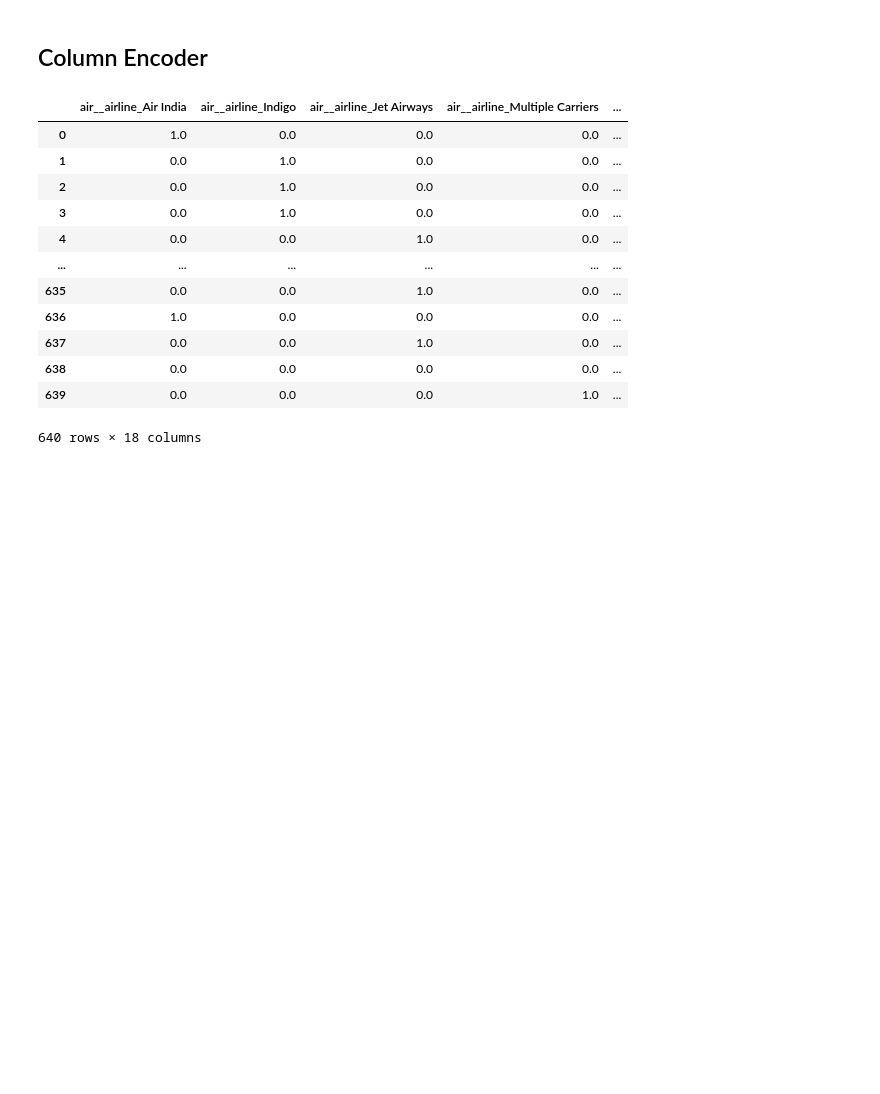
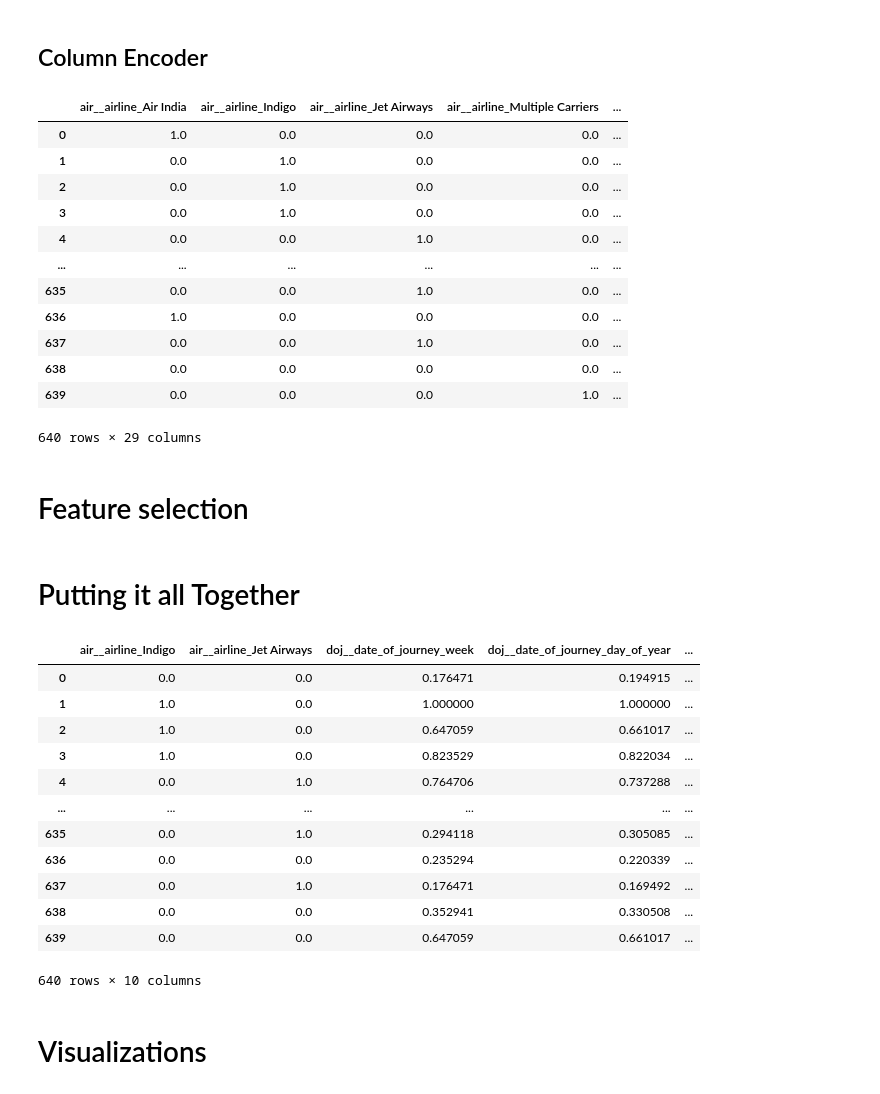
Before and after one commit to OptimisedLEarning/SAGEMAKER_Flight_price-_prediction, a Jupyter notebook: notebook/feature_engg.ipynb, the cells around one changed output. Drawn from its saved outputs; the diff is of its cells as text; code cells hidden in the pictures; blank space fills up the shorter version.

```diff
--- a/notebook/feature_engg.ipynb
+++ b/notebook/feature_engg.ipynb
@@ -424,0 +697,12 @@ AttributeError: 'DataFrame' object has no attribute 'betweeen'
+# %%
+info_union = FeatureUnion(transformer_list=[
+	("part1", info_pipe1),
+	("part2", FunctionTransformer(func=have_info))
+])
+# %%
+info_transformer = Pipeline(steps=[
+	("imputer", SimpleImputer(strategy="constant", fill_value="unknown")),
+	("union", info_union)
+])
+
+info_transformer.fit_transform(x_train.loc[:, ["additional_info"]])
@@ -428,7 +726,11 @@ AttributeError: 'DataFrame' object has no attribute 'betweeen'
 column_transformer =ColumnTransformer(transformers=[
     ("air" , air_transformer, ["airline"]),
     ("doj" , doj_transformer, ["date_of_journey"]),
-    ("location",location_transformer,["source","destination"])
+    ("location",location_transformer,["source","destination"]),
+    ("time",time_transformer,["dep_time","arrival_time"]),
+    ("duration",duration_tranformer,["duration"]),
+    ("stops", total_stops_transformer, ["total_stops"]),
+	("info", info_transformer, ["additional_info"])
 ] ,remainder = "passthrough")
 
 
@@ -446,4 +748,39 @@ column_transformer.fit_transform(x_train,y_train)
 | 637 | 0.0 | 0.0 | 1.0 | 0.0 | ... |
 | 638 | 0.0 | 0.0 | 0.0 | 0.0 | ... |
 | 639 | 0.0 | 0.0 | 0.0 | 1.0 | ... |
-640 rows × 18 columns
+640 rows × 29 columns
+# %% [markdown]
+# Feature selection
+# %%
+estimator = RandomForestRegressor(n_estimators=10, max_depth=3, random_state=42)
+
+selector = SelectBySingleFeaturePerformance(
+	estimator=estimator,
+	scoring="r2",
+	threshold=0.1
+)
+# %% [markdown]
+# Putting it all Together
+# %%
+preprocessor = Pipeline(steps=[
+	("ct", column_transformer),
+	("selector", selector)
+])
+
+preprocessor.fit_transform(x_train, y_train)
+# %% [output]
+|  | air__airline_Indigo | air__airline_Jet Airways | doj__date_of_journey_week | doj__date_of_journey_day_of_year | ... |
+| 0 | 0.0 | 0.0 | 0.176471 | 0.194915 | ... |
+| 1 | 1.0 | 0.0 | 1.000000 | 1.000000 | ... |
+| 2 | 1.0 | 0.0 | 0.647059 | 0.661017 | ... |
+| 3 | 1.0 | 0.0 | 0.823529 | 0.822034 | ... |
+| 4 | 0.0 | 1.0 | 0.764706 | 0.737288 | ... |
+| ... | ... | ... | ... | ... | ... |
+| 635 | 0.0 | 1.0 | 0.294118 | 0.305085 | ... |
+| 636 | 0.0 | 0.0 | 0.235294 | 0.220339 | ... |
+| 637 | 0.0 | 1.0 | 0.176471 | 0.169492 | ... |
+| 638 | 0.0 | 0.0 | 0.352941 | 0.330508 | ... |
+| 639 | 0.0 | 0.0 | 0.647059 | 0.661017 | ... |
+640 rows × 10 columns
+# %% [markdown]
+# Visualizations
```
Also changed, not shown: parts of 23 cells of this notebook.
